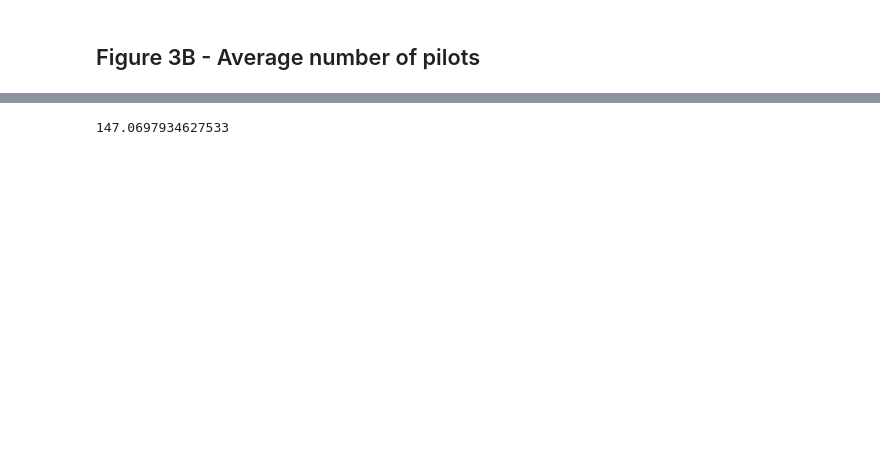
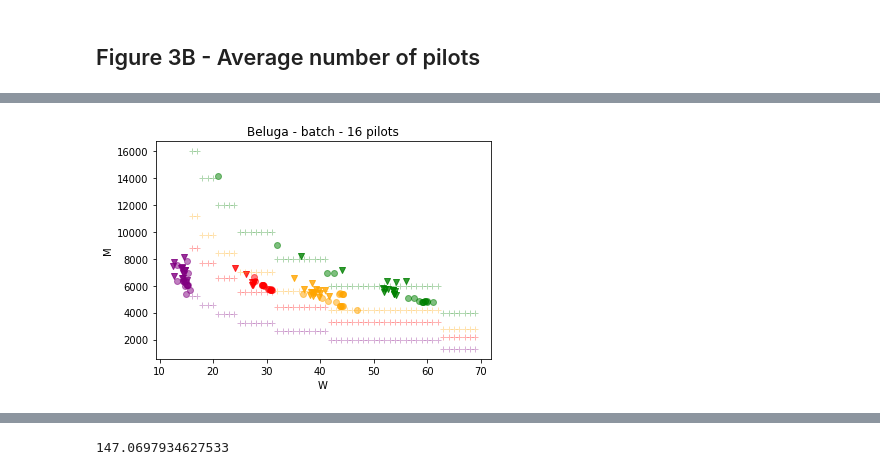
Before and after one commit to big-data-lab-team/spa, a Jupyter notebook: experiments/notebooks/spa-figures-BELUGA.ipynb, the cells around one changed output, grey strips where cells are left out. Cells and saved outputs as stored; diff of their text form; code cells hidden in the pictures; blank space fills up the shorter version.

Commit message:
updated beluga notebook

```diff
--- a/experiments/notebooks/spa-figures-BELUGA.ipynb
+++ b/experiments/notebooks/spa-figures-BELUGA.ipynb
@@ -340,3 +340,11 @@ basic_model((w_16p_1d, m_16p_1d),
+# %%
+basic_model((w_batch_1d, m_batch_1d, w_16p_1d, m_16p_1d),
+            (w_batch_2d, m_batch_2d, w_16p_2d, m_16p_2d),
+            (w_batch_3d, m_batch_3d, w_16p_3d, m_16p_3d),
+            (w_batch_4d, m_batch_4d, w_16p_4d, m_16p_4d), "batch - 16", "W", "M",
+            system="Beluga")
+# %% [output]
+[figure, added]
 # %%
 [el for el in gf.batch if el['success'] and el['end_time'] is not None and el['end_time'] - el['start_time'] < 6016 and 'single' in el['name']]
 # %% [output]
```
Also changed, not shown: parts of 19 cells of this notebook.
